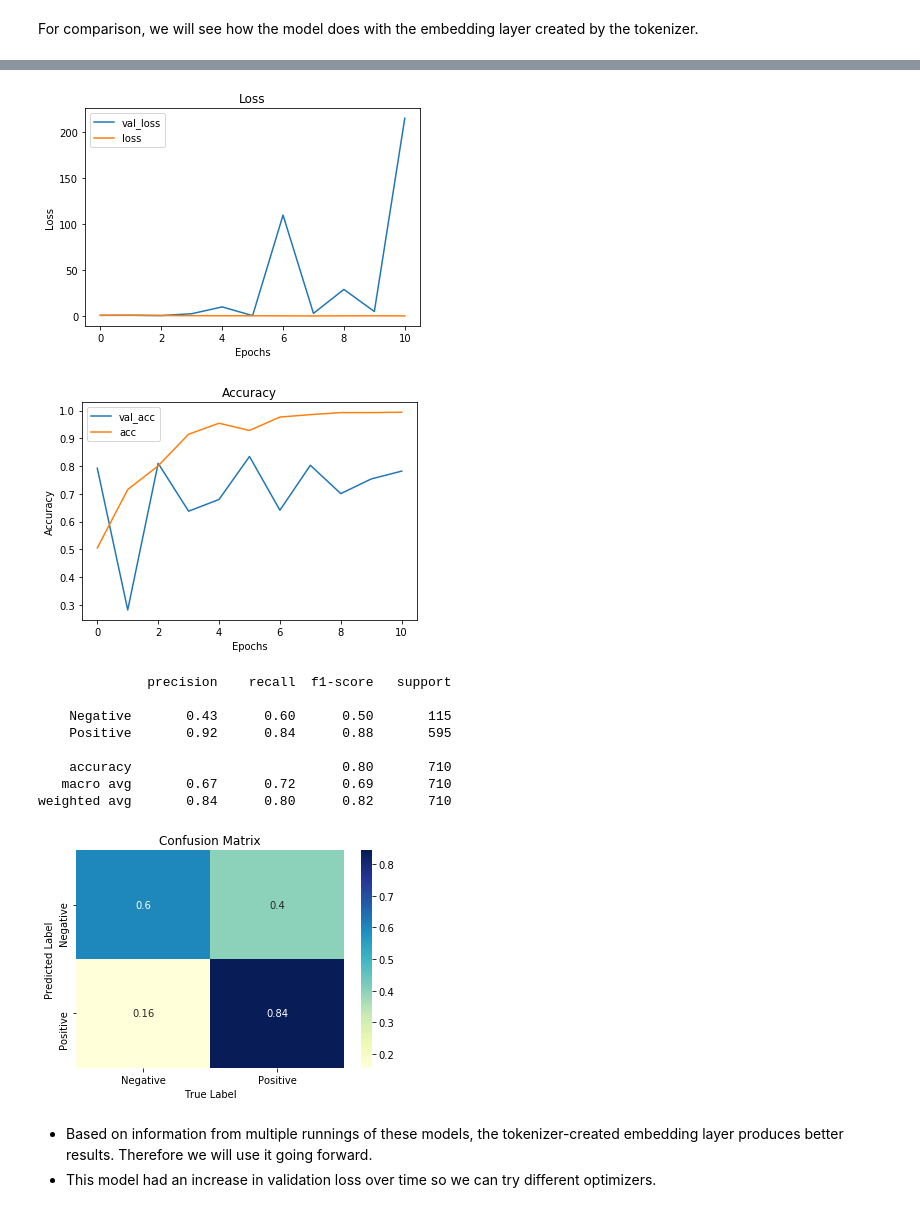
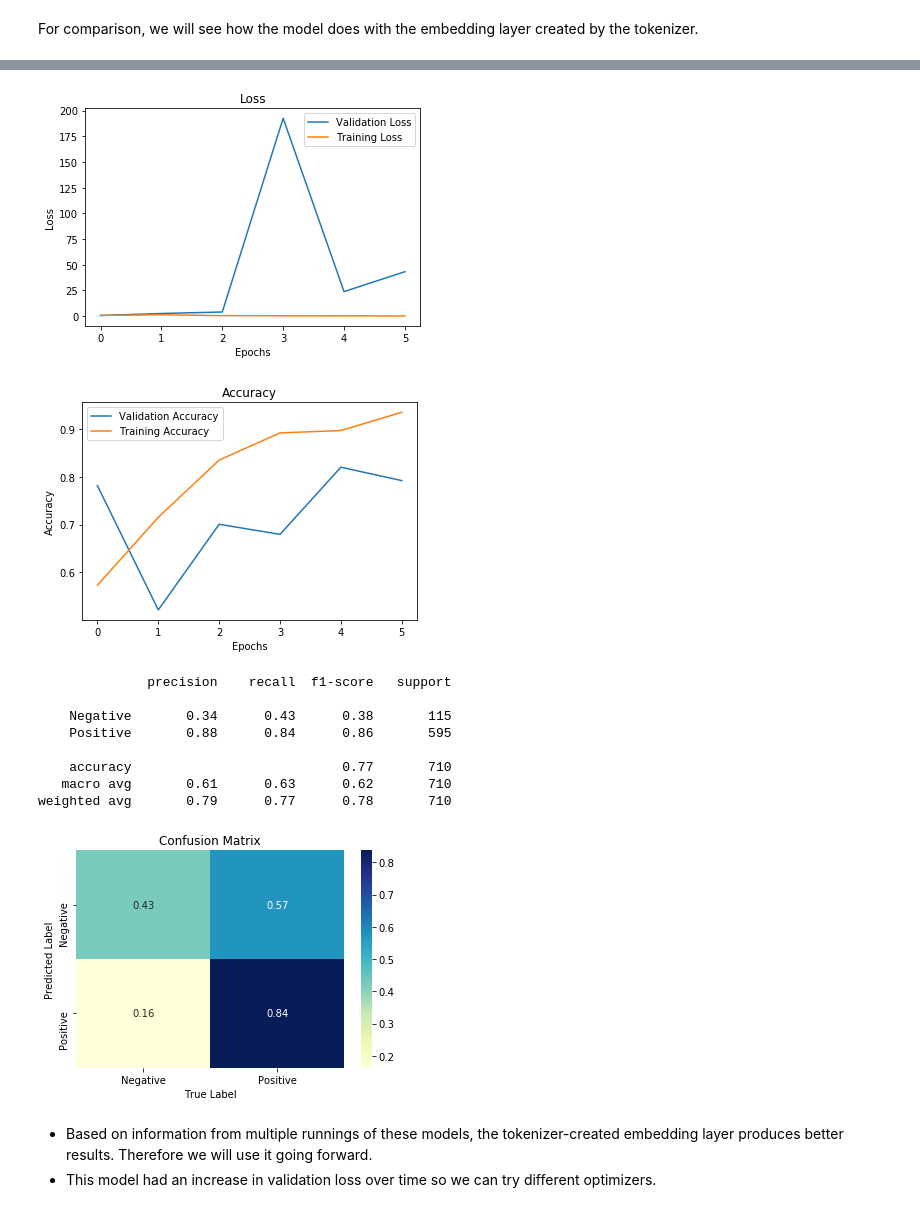
Before and after one commit to charsarb/mod-4-project, a Jupyter notebook: student.ipynb, the cells around one changed output, grey strips where cells are left out. Cells and saved outputs as stored; diff of their text form; code cells hidden in the pictures.

```diff
--- a/student.ipynb
+++ b/student.ipynb
@@ -267,8 +507,8 @@ data_cleaned.head()
 ## Splitting the Data
 # %%
 #Set our X and y variables and split them into training, validation, and testing sets
-X = data_cleaned["tweet_text"].copy()
-y = data_cleaned["emotion"].copy()
+X = data["tweet_text"].copy()
+y = data["emotion"].copy()
 X_train, X_test, y_train, y_test = train_test_split(X, y, random_state=42, test_size=.2)
 X_train, X_val, y_train, y_val = train_test_split(X_train, y_train, random_state=42, test_size=.1)
 # %% [markdown]
@@ -384,8 +624,8 @@ def visualize_training_results(results):
     plt.show()
 
     plt.figure()
-    plt.plot(history["val_acc"])
-    plt.plot(history["acc"])
+    plt.plot(history["val_accuracy"])
+    plt.plot(history["accuracy"])
     plt.legend(["Validation Accuracy", "Training Accuracy"])
     plt.title("Accuracy")
     plt.xlabel("Epochs")
@@ -448,7 +691,7 @@ model2 = Sequential()
 model2.add(Embedding(input_dim=len(word_index)+1, input_length=32, output_dim=100))
 model2.add(LSTM(units=100, activation="relu"))
 model2.add(Dense(1, activation="sigmoid"))
-model2.compile(loss="binary_crossentropy", optimizer="adam", metrics=["accuracy"])
+model2.compile(loss="binary_crossentropy", optimizer="rmsprop", metrics=["accuracy"])
 results2 = model2.fit(X_train_padded, y_train, validation_data=(X_val_padded,y_val), callbacks=[earlystop],
                    epochs=30)
 visualize_training_results(results2)
@@ -474,14 +712,14 @@ Epoch 11/30
-[figure, old version]
+[figure, new version]
-[figure, old version]
+[figure, new version]
               precision    recall  f1-score   support
 
-    Negative       0.43      0.60      0.50       115
-    Positive       0.92      0.84      0.88       595
+    Negative       0.34      0.43      0.38       115
+    Positive       0.88      0.84      0.86       595
 
-    accuracy                           0.80       710
-   macro avg       0.67      0.72      0.69       710
-weighted avg       0.84      0.80      0.82       710
+    accuracy                           0.77       710
+   macro avg       0.61      0.63      0.62       710
+weighted avg       0.79      0.77      0.78       710
-[figure, old version]
+[figure, new version]
 # %% [markdown]
 - Based on information from multiple runnings of these models, the tokenizer-created embedding layer produces better results. Therefore we will use it going forward.
 - This model had an increase in validation loss over time so we can try different optimizers.
```
Also changed, not shown: parts of 74 cells of this notebook, 12 other files.
